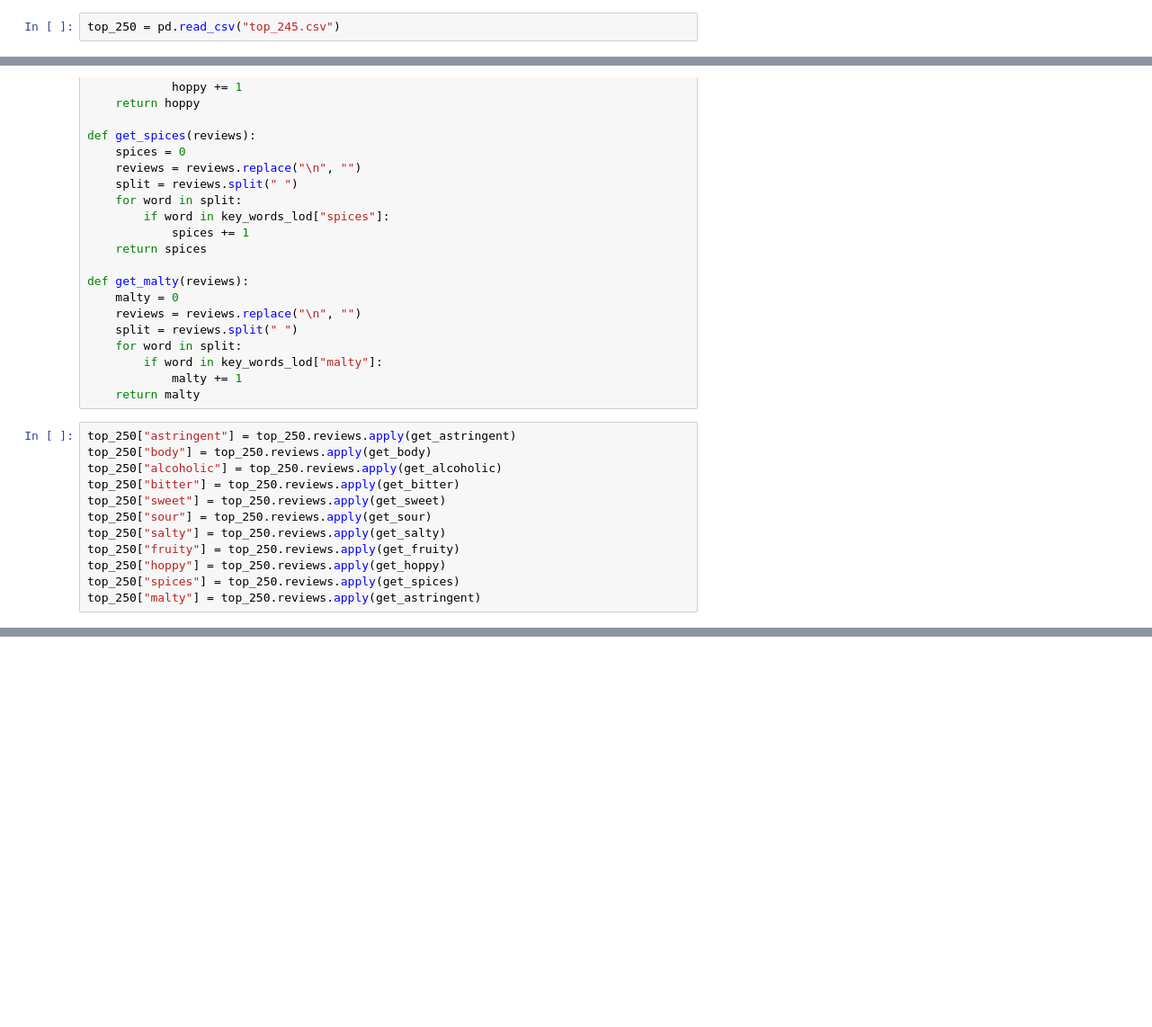
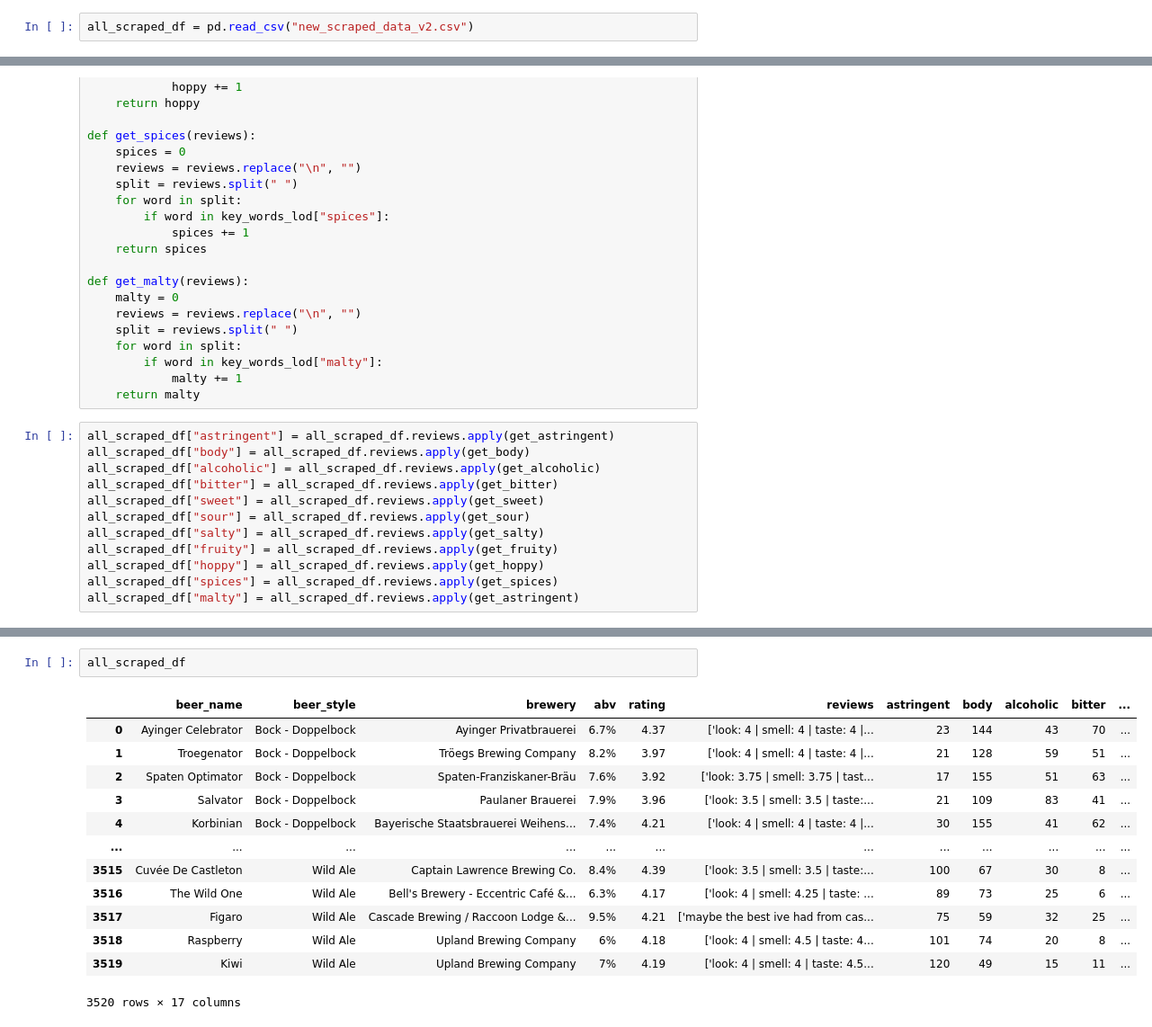
Before and after one commit to curtissmith291/final_project, a Jupyter notebook: Webscraping/calculate_features.ipynb, the cells around one changed output, grey strips where cells are left out. Shown at 90% size. Saved outputs shown, nothing was run; the diff lists cells and outputs as text; blank space fills up the shorter version.

Commit message:
new scraped data, preprocessed

```diff
--- a/Webscraping/calculate_features.ipynb
+++ b/Webscraping/calculate_features.ipynb
@@ -34,4 +34,4 @@ key_words_lod = {
     "malty": key_words_df.malty.to_list()
     }
 # %%
-top_250 = pd.read_csv("top_245.csv")
+all_scraped_df = pd.read_csv("new_scraped_data_v2.csv")
@@ -159,14 +159,14 @@ def get_malty(reviews):
             malty += 1
     return malty
 # %%
-top_250["astringent"] = top_250.reviews.apply(get_astringent)
-top_250["body"] = top_250.reviews.apply(get_body)
-top_250["alcoholic"] = top_250.reviews.apply(get_alcoholic)
-top_250["bitter"] = top_250.reviews.apply(get_bitter)
-top_250["sweet"] = top_250.reviews.apply(get_sweet)
-top_250["sour"] = top_250.reviews.apply(get_sour)
-top_250["salty"] = top_250.reviews.apply(get_salty)
-top_250["fruity"] = top_250.reviews.apply(get_fruity)
-top_250["hoppy"] = top_250.reviews.apply(get_hoppy)
-top_250["spices"] = top_250.reviews.apply(get_spices)
-top_250["malty"] = top_250.reviews.apply(get_astringent)
+all_scraped_df["astringent"] = all_scraped_df.reviews.apply(get_astringent)
+all_scraped_df["body"] = all_scraped_df.reviews.apply(get_body)
+all_scraped_df["alcoholic"] = all_scraped_df.reviews.apply(get_alcoholic)
+all_scraped_df["bitter"] = all_scraped_df.reviews.apply(get_bitter)
+all_scraped_df["sweet"] = all_scraped_df.reviews.apply(get_sweet)
+all_scraped_df["sour"] = all_scraped_df.reviews.apply(get_sour)
+all_scraped_df["salty"] = all_scraped_df.reviews.apply(get_salty)
+all_scraped_df["fruity"] = all_scraped_df.reviews.apply(get_fruity)
+all_scraped_df["hoppy"] = all_scraped_df.reviews.apply(get_hoppy)
+all_scraped_df["spices"] = all_scraped_df.reviews.apply(get_spices)
+all_scraped_df["malty"] = all_scraped_df.reviews.apply(get_astringent)
@@ -188,0 +173,16 @@ top_250
+# %%
+all_scraped_df
+# %% [output]
+|  | beer_name | beer_style | brewery | abv | rating | reviews | astringent | body | alcoholic | bitter | ... |
+| 0 | Ayinger Celebrator | Bock - Doppelbock | Ayinger Privatbrauerei | 6.7% | 4.37 | ['look: 4 | smell: 4 | taste: 4 |... | 23 | 144 | 43 | 70 | ... |
+| 1 | Troegenator | Bock - Doppelbock | Tröegs Brewing Company | 8.2% | 3.97 | ['look: 4 | smell: 4 | taste: 4 |... | 21 | 128 | 59 | 51 | ... |
+| 2 | Spaten Optimator | Bock - Doppelbock | Spaten-Franziskaner-Bräu | 7.6% | 3.92 | ['look: 3.75 | smell: 3.75 | tast... | 17 | 155 | 51 | 63 | ... |
+| 3 | Salvator | Bock - Doppelbock | Paulaner Brauerei | 7.9% | 3.96 | ['look: 3.5 | smell: 3.5 | taste:... | 21 | 109 | 83 | 41 | ... |
+| 4 | Korbinian | Bock - Doppelbock | Bayerische Staatsbrauerei Weihens... | 7.4% | 4.21 | ['look: 4 | smell: 4 | taste: 4 |... | 30 | 155 | 41 | 62 | ... |
+| ... | ... | ... | ... | ... | ... | ... | ... | ... | ... | ... | ... |
+| 3515 | Cuvée De Castleton | Wild Ale | Captain Lawrence Brewing Co. | 8.4% | 4.39 | ['look: 3.5 | smell: 3.5 | taste:... | 100 | 67 | 30 | 8 | ... |
+| 3516 | The Wild One | Wild Ale | Bell's Brewery - Eccentric Café &... | 6.3% | 4.17 | ['look: 4 | smell: 4.25 | taste: ... | 89 | 73 | 25 | 6 | ... |
+| 3517 | Figaro | Wild Ale | Cascade Brewing / Raccoon Lodge &... | 9.5% | 4.21 | ['maybe the best ive had from cas... | 75 | 59 | 32 | 25 | ... |
+| 3518 | Raspberry | Wild Ale | Upland Brewing Company | 6% | 4.18 | ['look: 4 | smell: 4.5 | taste: 4... | 101 | 74 | 20 | 8 | ... |
+| 3519 | Kiwi | Wild Ale | Upland Brewing Company | 7% | 4.19 | ['look: 4 | smell: 4 | taste: 4.5... | 120 | 49 | 15 | 11 | ... |
+3520 rows × 17 columns
```
Also changed, not shown: parts of 9 cells of this notebook, 6 other files.
